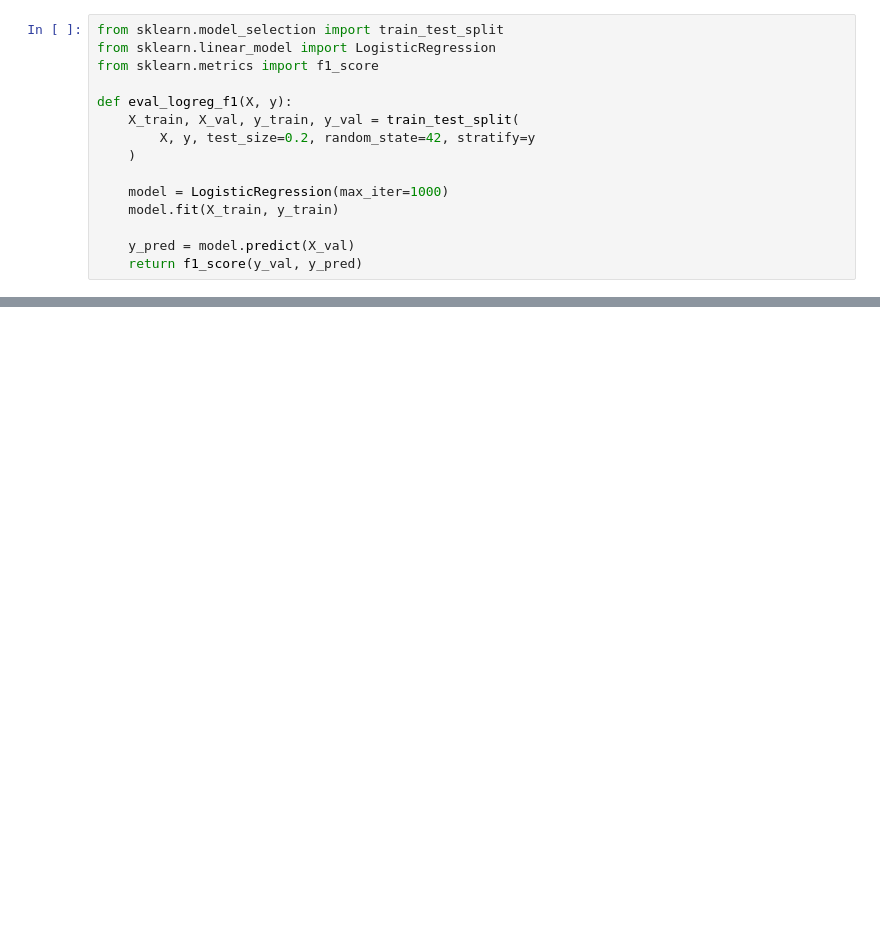
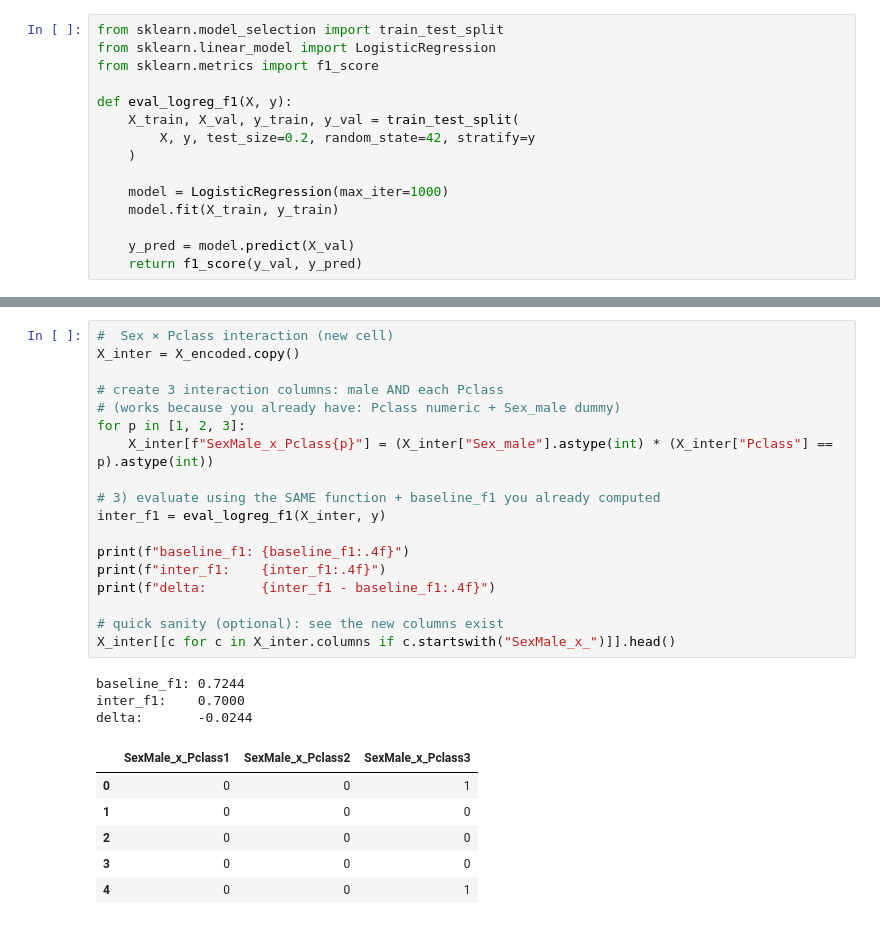
Before and after one commit to womeramichay/elta_home_assignment, a Jupyter notebook: notebooks/eda.ipynb, the cells around one changed output, grey strips where cells are left out. Drawn from its saved outputs; the diff is of its cells as text; blank space fills up the shorter version.

```diff
--- a/notebooks/eda.ipynb
+++ b/notebooks/eda.ipynb
@@ -230,0 +344,28 @@ baseline_f1: 0.7287
+# %%
+#  Sex × Pclass interaction (new cell)
+X_inter = X_encoded.copy()
+
+# create 3 interaction columns: male AND each Pclass
+# (works because you already have: Pclass numeric + Sex_male dummy)
+for p in [1, 2, 3]:
+    X_inter[f"SexMale_x_Pclass{p}"] = (X_inter["Sex_male"].astype(int) * (X_inter["Pclass"] == p).astype(int))
+
+# 3) evaluate using the SAME function + baseline_f1 you already computed
+inter_f1 = eval_logreg_f1(X_inter, y)
+
+print(f"baseline_f1: {baseline_f1:.4f}")
+print(f"inter_f1:    {inter_f1:.4f}")
+print(f"delta:       {inter_f1 - baseline_f1:.4f}")
+
+# quick sanity (optional): see the new columns exist
+X_inter[[c for c in X_inter.columns if c.startswith("SexMale_x_")]].head()
+# %% [output]
+baseline_f1: 0.7244
+inter_f1:    0.7000
+delta:       -0.0244
+|  | SexMale_x_Pclass1 | SexMale_x_Pclass2 | SexMale_x_Pclass3 |
+| 0 | 0 | 0 | 1 |
+| 1 | 0 | 0 | 0 |
+| 2 | 0 | 0 | 0 |
+| 3 | 0 | 0 | 0 |
+| 4 | 0 | 0 | 1 |
```
Also changed, not shown: parts of 14 cells of this notebook.
